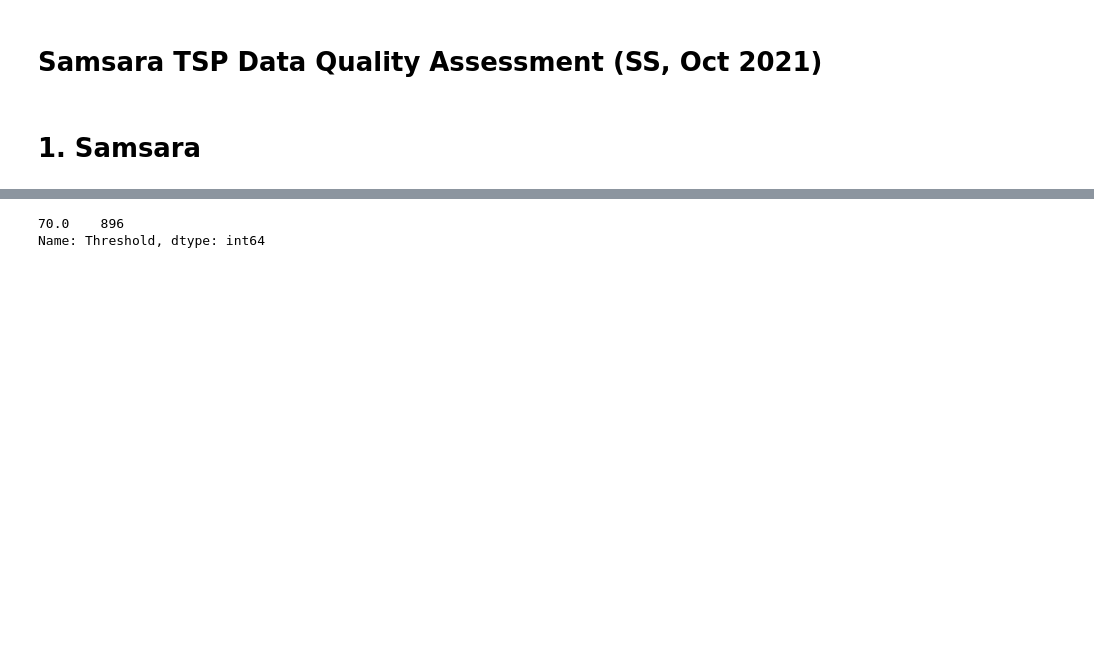
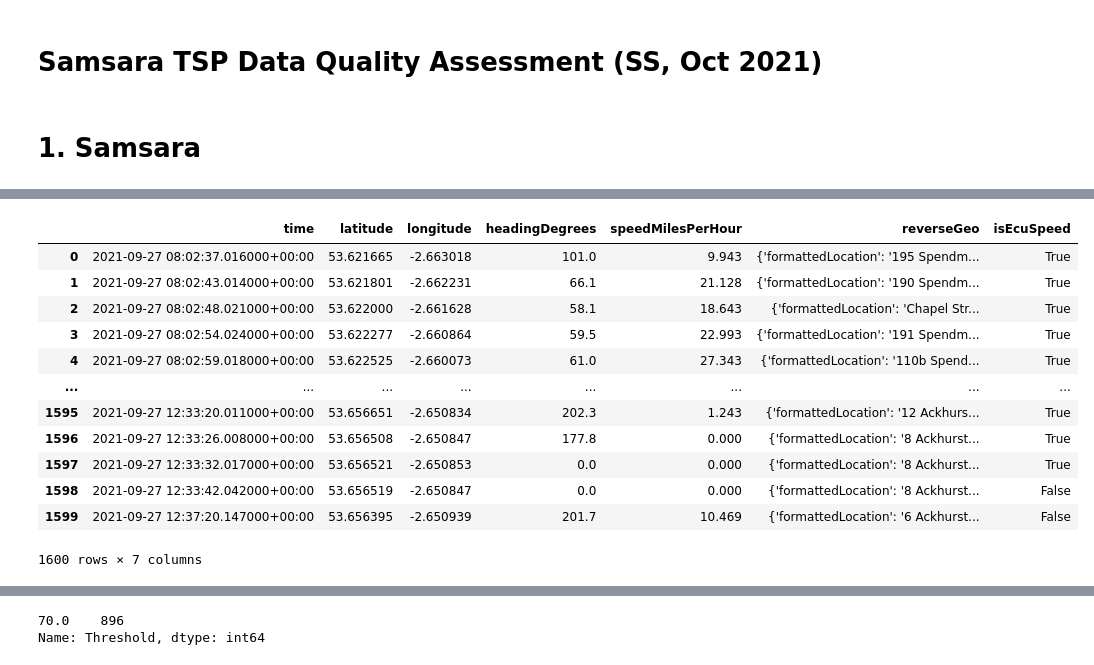
Before and after one commit to Zegocover/tsp-evaluation-framework, a Jupyter notebook: notebooks/samsara_nb.ipynb, the cells around one changed output, grey strips where cells are left out. Saved outputs shown, nothing was run; the diff lists cells and outputs as text; code cells hidden in the pictures; blank space fills up the shorter version.

```diff
--- a/notebooks/samsara_nb.ipynb
+++ b/notebooks/samsara_nb.ipynb
@@ -28,4 +30,0 @@ IsADirectoryError: [Errno 21] Is a directory: '/'
-# %%
-# pd.read_json(safety_events_data_files[0], compression='gzip', lines=True)
-with gzip.open(safety_events_data_files[0], 'r') as fin:
-    data = fin.read().decode('utf-8')
@@ -181,0 +335,18 @@ Text(0.5, 0, 'Time Interval (Minutes)')
+# %%
+sample_5004 = pd.DataFrame(vehicle_stats_data_list[5004]['gps'])
+sample_5004['time'] = pd.to_datetime(sample_5004['time'])
+sample_5004
+# %% [output]
+|  | time | latitude | longitude | headingDegrees | speedMilesPerHour | reverseGeo | isEcuSpeed |
+| 0 | 2021-09-27 08:02:37.016000+00:00 | 53.621665 | -2.663018 | 101.0 | 9.943 | {'formattedLocation': '195 Spendm... | True |
+| 1 | 2021-09-27 08:02:43.014000+00:00 | 53.621801 | -2.662231 | 66.1 | 21.128 | {'formattedLocation': '190 Spendm... | True |
+| 2 | 2021-09-27 08:02:48.021000+00:00 | 53.622000 | -2.661628 | 58.1 | 18.643 | {'formattedLocation': 'Chapel Str... | True |
+| 3 | 2021-09-27 08:02:54.024000+00:00 | 53.622277 | -2.660864 | 59.5 | 22.993 | {'formattedLocation': '191 Spendm... | True |
+| 4 | 2021-09-27 08:02:59.018000+00:00 | 53.622525 | -2.660073 | 61.0 | 27.343 | {'formattedLocation': '110b Spend... | True |
+| ... | ... | ... | ... | ... | ... | ... | ... |
+| 1595 | 2021-09-27 12:33:20.011000+00:00 | 53.656651 | -2.650834 | 202.3 | 1.243 | {'formattedLocation': '12 Ackhurs... | True |
+| 1596 | 2021-09-27 12:33:26.008000+00:00 | 53.656508 | -2.650847 | 177.8 | 0.000 | {'formattedLocation': '8 Ackhurst... | True |
+| 1597 | 2021-09-27 12:33:32.017000+00:00 | 53.656521 | -2.650853 | 0.0 | 0.000 | {'formattedLocation': '8 Ackhurst... | True |
+| 1598 | 2021-09-27 12:33:42.042000+00:00 | 53.656519 | -2.650847 | 0.0 | 0.000 | {'formattedLocation': '8 Ackhurst... | False |
+| 1599 | 2021-09-27 12:37:20.147000+00:00 | 53.656395 | -2.650939 | 201.7 | 10.469 | {'formattedLocation': '6 Ackhurst... | False |
+1600 rows × 7 columns
```
Also changed, not shown: parts of 49 cells of this notebook.
